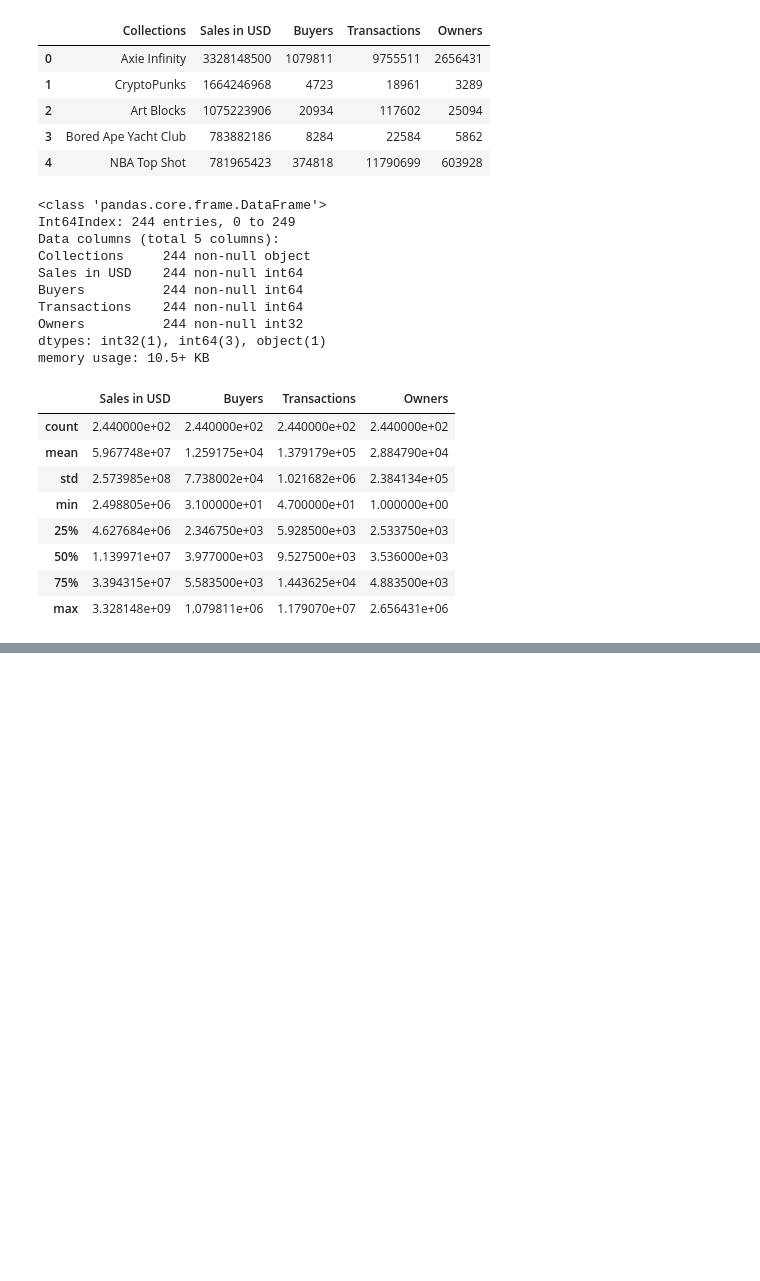
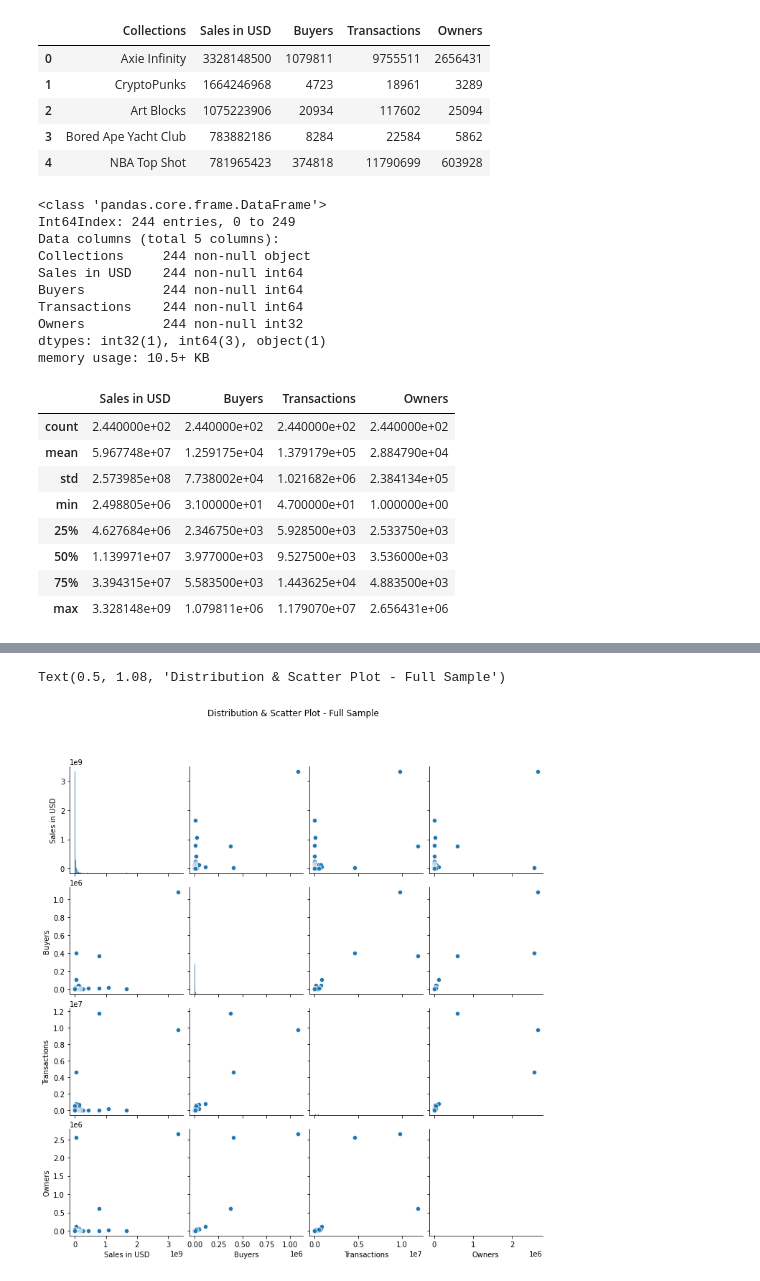
Before and after one commit to Sarah-Yifei-Wang/w209_visualization, a Jupyter notebook: notebooks/EDA.ipynb, the cells around one changed output, grey strips where cells are left out. Cells and saved outputs as stored; diff of their text form; code cells hidden in the pictures; blank space fills up the shorter version.

```diff
--- a/notebooks/EDA.ipynb
+++ b/notebooks/EDA.ipynb
@@ -97,0 +115,6 @@ top_collections['Sales in USD'].plot.bar()
+# %%
+g = sns.pairplot(nft_transactions,diag_kind = 'auto')
+g.fig.suptitle('Distribution & Scatter Plot - Full Sample', y=1.08)
+# %% [output]
+Text(0.5, 1.08, 'Distribution & Scatter Plot - Full Sample')
+[figure, added]
```
Also changed, not shown: parts of 12 cells of this notebook.
